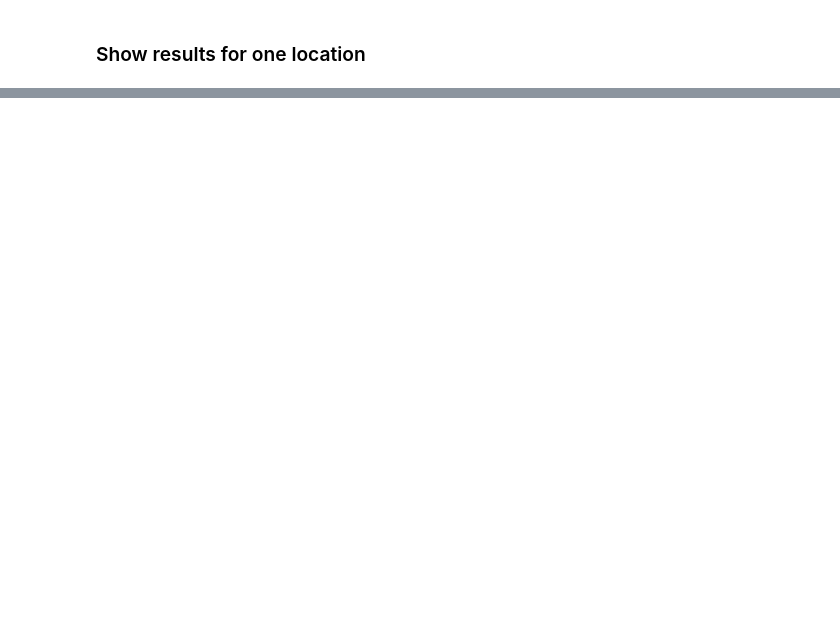
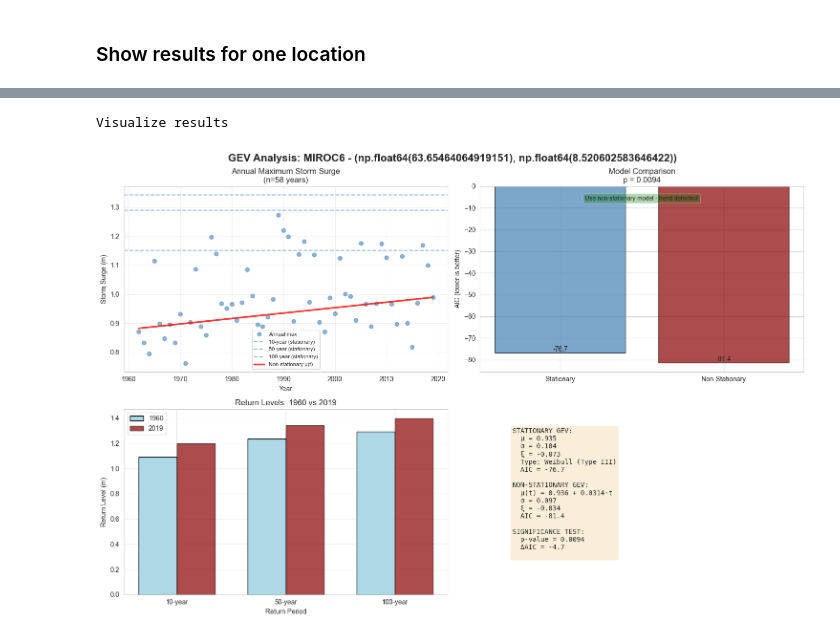
Before and after one commit to silviaelisabeth/SeaLevelExtremes, a Jupyter notebook: script/generalized_extreme_value_modeling.ipynb, the cells around one changed output, grey strips where cells are left out. Cells and saved outputs as stored; diff of their text form; code cells hidden in the pictures; blank space fills up the shorter version.

Commit message:
draft 1 - plotting individual GEV fittings per model and location

```diff
--- a/script/generalized_extreme_value_modeling.ipynb
+++ b/script/generalized_extreme_value_modeling.ipynb
@@ -66,10 +69,12 @@ Logical cores (mp): 8
 # Import data
 # %%
 ls_files = [file for file in glob(path + '*.nc')]
+
+test_models = ls_files[:3]
 # %%
 dic_data_per_model = dict()
 
-for en, file in enumerate(ls_files[:3]):
+for en, file in enumerate(test_models):
     model_name = file.split('/')[-1].split('.nc')[0].split('_')[-1]
 
     print(f'Importing data from model {model_name} ({en+1}/{len(ls_files)})...')
@@ -91,14 +96,14 @@ for model_name, dic_data_model in dic_data_per_model.items():
 
     ds_model_corrected = dbf.bias_correction(dic_data_model['raw data'])
     dbf.verify_bias_correction(dic_data_model['raw data'], ds_model_corrected)
-    print(f' - Bias correction successfully done and verified.')
+    print(f'\tBias correction successfully done and verified.')
 
     data_valid, sites_valid, sites_total, rate_invalid = dbf.select_valid_data(
         dic_data_model['raw data'], ds_model_corrected
     )
     print(
         f" - Site Selection done:\n"
-        f"\tFrom {sites_total} sites, {sites_valid} are model valid – {rate_invalid:.2f}% invalid sites removed."
+        f"\tFrom {sites_total} sites, {sites_valid} are model_valid – removed {rate_invalid:.2f}% invalid sites."
     )
 
     dic_data_per_model[model_name]['valid data'] = data_valid
@@ -802,8 +1048,11 @@ if example_model:
 
     location_in_model = [results[example_model][loc_]['location info'] for loc_ in list(result.keys())]
     print(f"locations available in model: \n{location_in_model}")
-    location_choice = input('select location ')
-    result_display = result[location_choice]
+    location_choice = input('select location (lat/lon) ')
+
+    for loc_, result in results[example_model].items():
+        if results[example_model][loc_]['location info'] == location_choice:
+            result_display = result
 
 else:
     example_model = random.choice(list(random.choice(results.keys())))
@@ -972,3 +1119,11 @@ def plot_analysis(results: dict, model: str, lat_lon_tuple: (float, float), save
 # %%
 print("\nVisualize results")
-analyzer.plot_analysis(example_model, example_location)
+
+plot_analysis(
+    results=results, model=example_model,
+    lat_lon_tuple=result_display['location'],
+    location_info=result_display['location info']
+    )
+# %% [output]
+Visualize results
+[figure, added]
```
Also changed, not shown: parts of 13 cells of this notebook.
